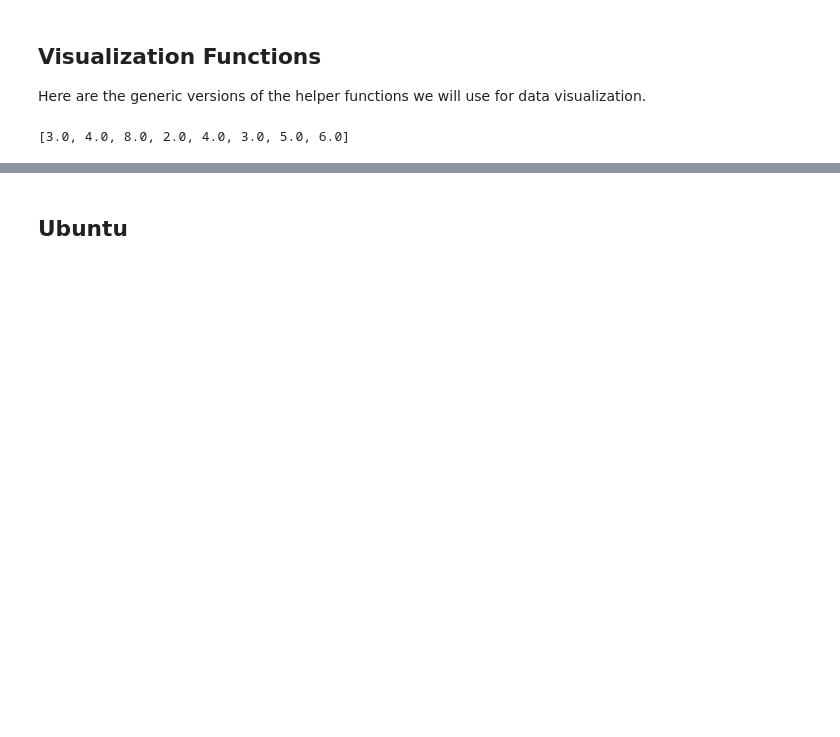
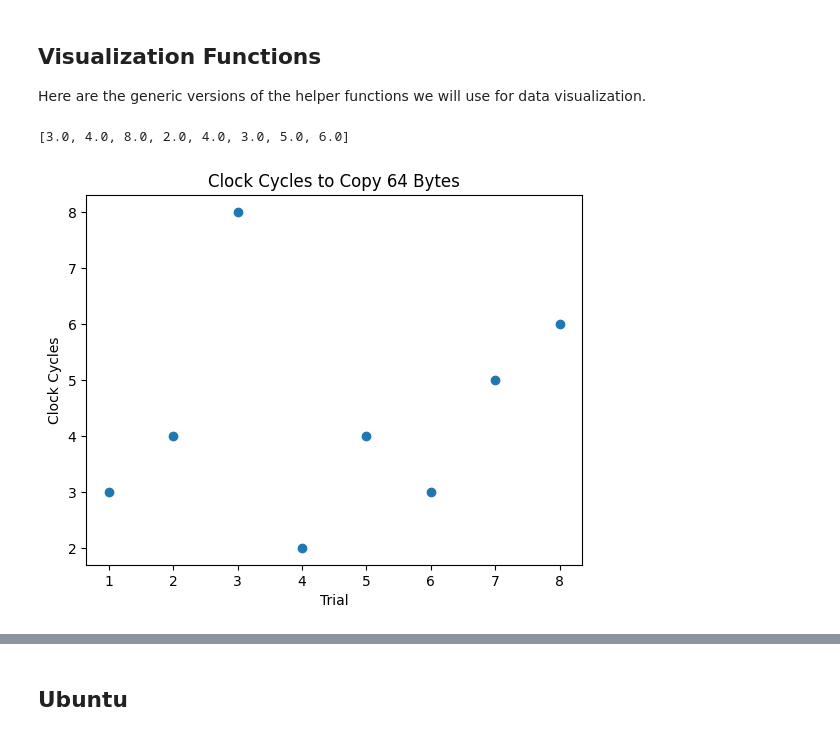
Before and after one commit to Grace-Davanzo/CompArchHomework1, a Jupyter notebook: Question1Visualization.ipynb, the cells around one changed output, grey strips where cells are left out. Cells and saved outputs as stored; diff of their text form; code cells hidden in the pictures; blank space fills up the shorter version.

Commit message:
histogram and scatter graph

```diff
--- a/Question1Visualization.ipynb
+++ b/Question1Visualization.ipynb
@@ -21,17 +22,19 @@ def load_csv(byte_size):
     return data
 # %%
 #Graph showing all samples over time, add way to limit sample number displayed and where starts
-def linear_sample_plot(byte_sizes, samples_per_bit_size):
-    pyplot.figure(figsize=(10, 6))
-    for bit_size in byte_sizes:
-        data = load_csv(bit_size)
-        if len(data) > samples_per_bit_size:
-            data = data[:samples_per_bit_size]
-        pyplot.plot(data, label=f'Byte Size {bit_size}')
+def create_linear_sample_plot(data, byte_sizes, first_sample = 0, sample_length = None):
+    """Creates scatter plot of all clock cycles samples for a particular data block size.
+    Parameters: data - list(ints)
+    bytes_sizes - int
+    first sample (optional) - sample to start the graph"""
+    if sample_length is None:
+        sample_length = len(data)
+    data = data[first_sample:sample_length]
+    sample_count = range(first_sample+1,sample_length+1)
+    pyplot.scatter(sample_count,data)
 
-    pyplot.title('Clock cycle')
-    pyplot.xlabel('Sample Number')
-    pyplot.ylabel('Value')
-    pyplot.legend()
-    pyplot.grid(True)
+
+    pyplot.title('Clock Cycles to Copy %i Bytes' % byte_sizes)
+    pyplot.xlabel('Trial')
+    pyplot.ylabel('Clock Cycles')
     pyplot.show()
@@ -42,3 +58,7 @@ data = load_csv(64)
 print(data)
 # %% [output]
 [3.0, 4.0, 8.0, 2.0, 4.0, 3.0, 5.0, 6.0]
+# %%
+create_linear_sample_plot(data,64)
+# %% [output]
+[figure, added]
```
Also changed, not shown: parts of 4 cells of this notebook.
